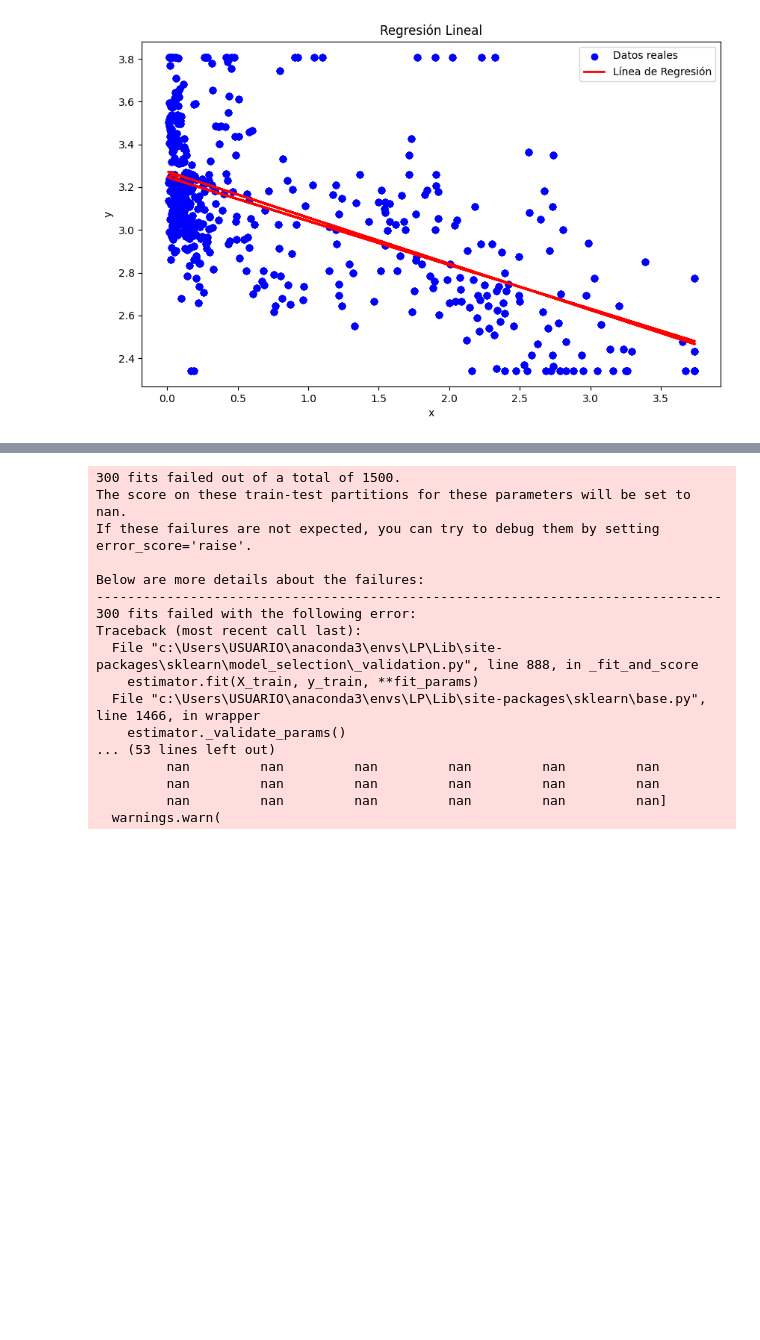
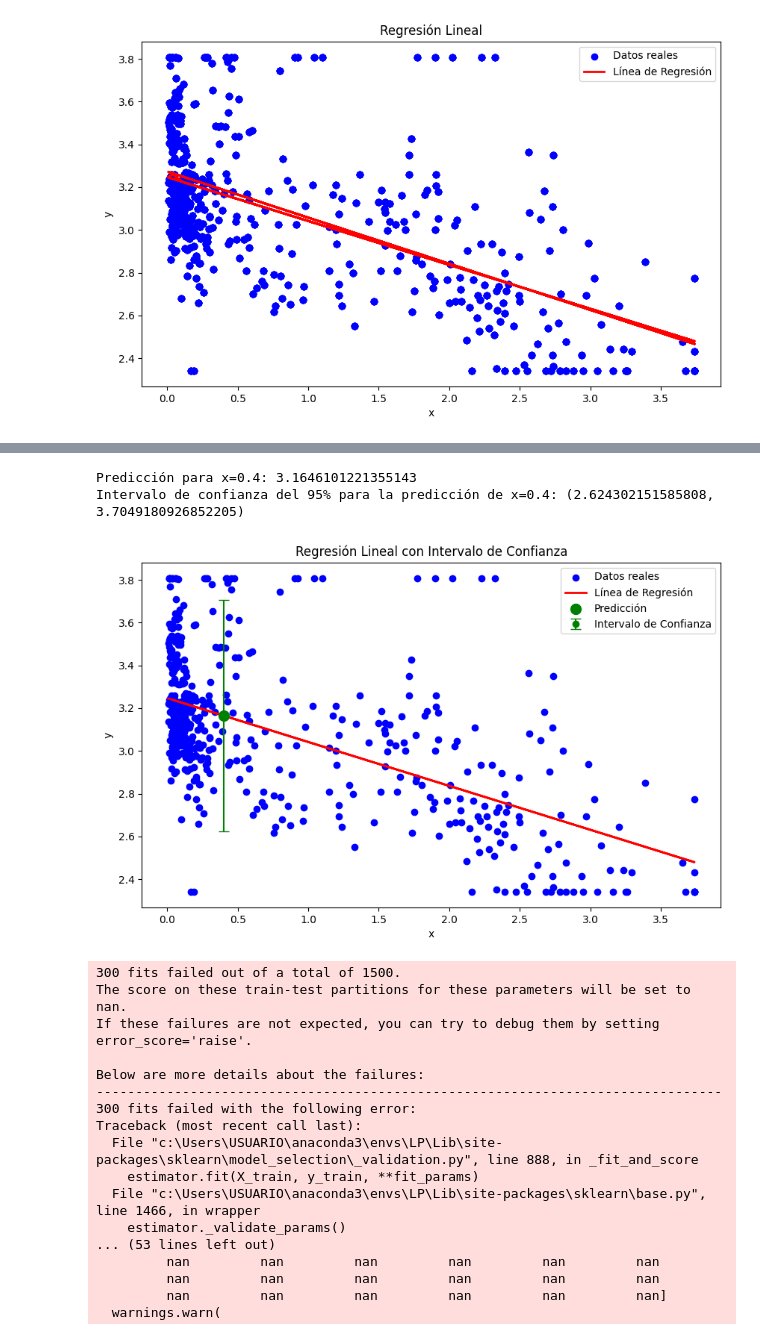
Before and after one commit to JoseAdrianRodriguezGonzalez/Linear-predictor, a Jupyter notebook: src/first/test.ipynb, the cells around one changed output, grey strips where cells are left out. Saved outputs shown, nothing was run; the diff lists cells and outputs as text; code cells hidden in the pictures; blank space fills up the shorter version.

```diff
--- a/src/first/test.ipynb
+++ b/src/first/test.ipynb
@@ -313,3 +357,47 @@ Notes:
+# %%
+x_new = 0.4
+
+# Realizar la predicción manualmente
+y_pred =3.2466778431246275 -0.20516930247278303* x_new
+
+print(f"Predicción para x={x_new}: {y_pred}")
+
+# Calcular el error estándar de los residuos
+n = len(X)
+X_mean = np.mean(X['x'])
+s = np.sqrt(np.mean(results.resid ** 2))
+
+# Valor t para el intervalo de confianza
+t_value = stats.t.ppf(1 - 0.05/2, df=n-2)
+
+# Error estándar de la predicción
+se_y_pred = s * np.sqrt(1 + 1/n + (x_new - X_mean)**2 / np.sum((X['x'] - X_mean)**2))
+
+# Intervalo de confianza para la predicción
+ci_lower = y_pred - t_value * se_y_pred
+ci_upper = y_pred + t_value * se_y_pred
+
+print(f"Intervalo de confianza del 95% para la predicción de x={x_new}: ({ci_lower}, {ci_upper})")
+
+# Graficar resultados
+plt.figure(figsize=(10, 6))
+plt.scatter(X['x'], Y, color='blue', label='Datos reales')
+plt.plot(X['x'],3.2466778431246275 -0.20516930247278303* X['x'], color='red', linewidth=2, label='Línea de Regresión')
+
+# Graficar el valor específico de x con su intervalo de confianza
+plt.scatter(x_new, y_pred, color='green', s=100, zorder=5, label='Predicción')
+plt.errorbar(x_new, y_pred, yerr=t_value * se_y_pred, fmt='o', color='green',
+             capsize=5, label='Intervalo de Confianza')
+
+plt.title('Regresión Lineal con Intervalo de Confianza')
+plt.xlabel('x')
+plt.ylabel('y')
+plt.legend()
+plt.show()
+# %% [output]
+Predicción para x=0.4: 3.1646101221355143
+Intervalo de confianza del 95% para la predicción de x=0.4: (2.624302151585808, 3.7049180926852205)
+[figure, added]
 # %%
 #test the best knn
 from sklearn.model_selection import GridSearchCV,RandomizedSearchCV
```
Also changed, not shown: parts of 13 cells of this notebook, 25 other files.
